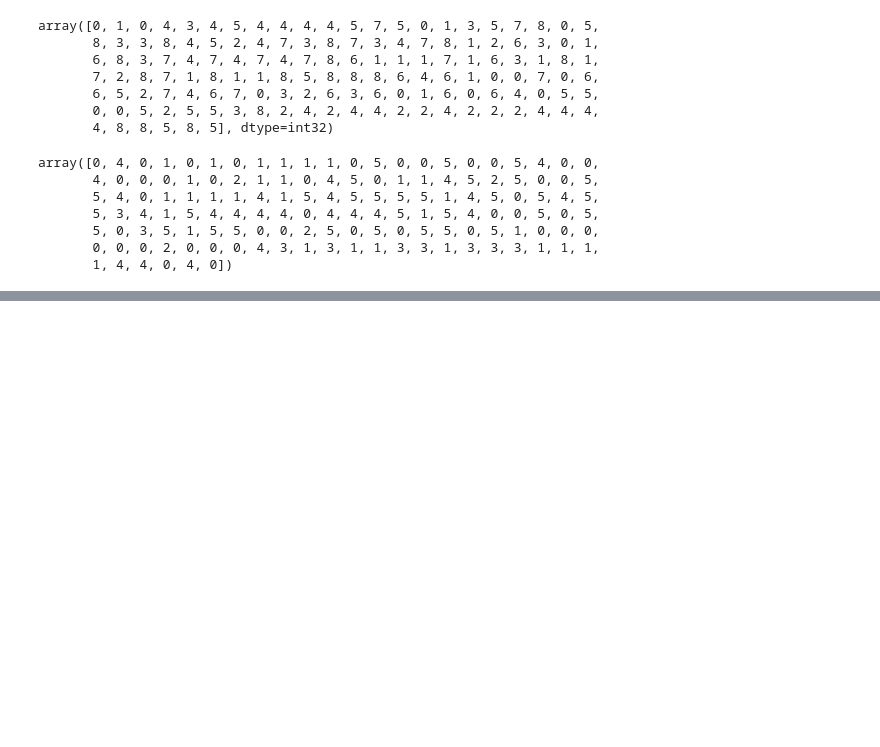
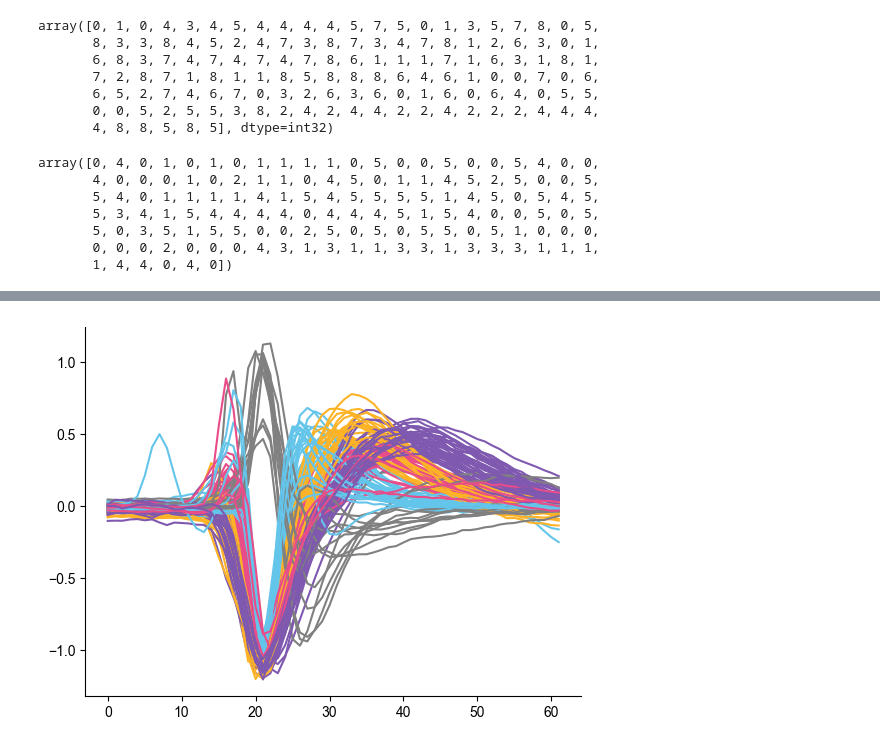
Before and after one commit to mateouma/fpp-npx, a Jupyter notebook: bsns_testing.ipynb, the cells around one changed output, grey strips where cells are left out. Saved outputs shown, nothing was run; the diff lists cells and outputs as text; code cells hidden in the pictures; blank space fills up the shorter version.

```diff
--- a/bsns_testing.ipynb
+++ b/bsns_testing.ipynb
@@ -75,0 +75,5 @@ for i,wf in enumerate(waveforms_scaled):
+# %%
+for i,wf in enumerate(waveforms_scaled):
+    plt.plot(wf, color=CUSTOM_PAL_SORT_4[unit_labs[i]])
+# %% [output]
+[figure, added]
```
Also changed, not shown: parts of 14 cells of this notebook, 4 other files.
